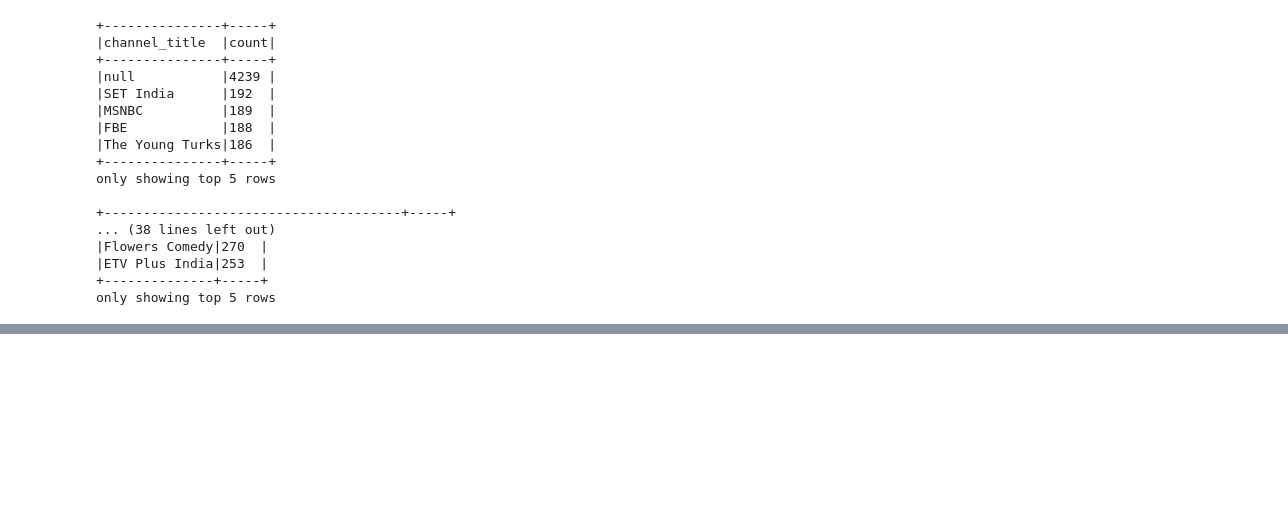
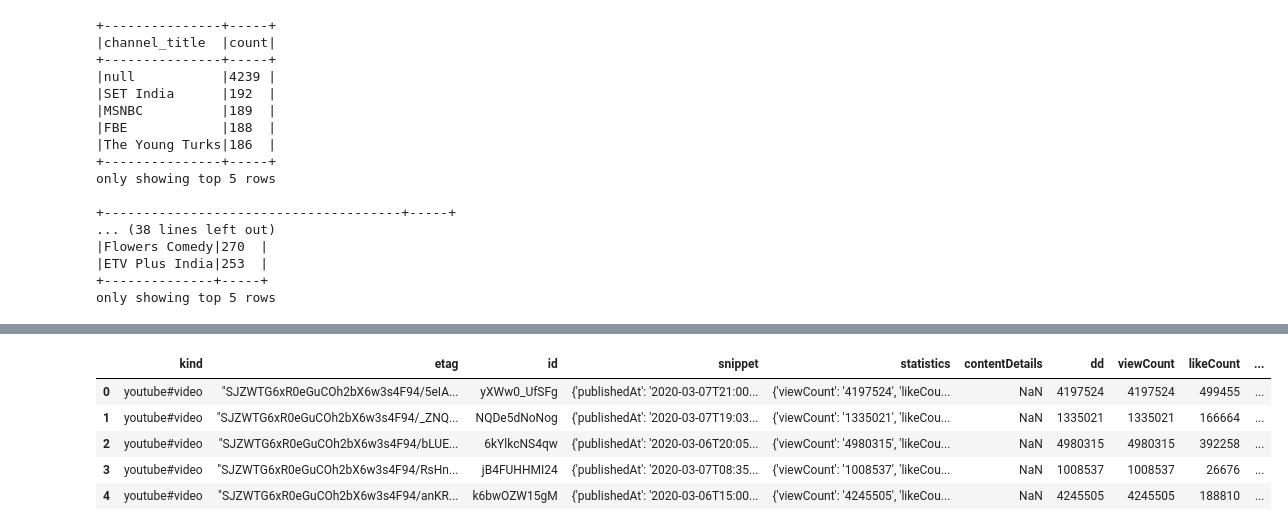
Before and after one commit to karansingla06/YouTube-Trending-Videos-Analysis, a Jupyter notebook: YouTubeDataAnalysis.ipynb, the cells around one changed output, grey strips where cells are left out. Drawn from its saved outputs; the diff is of its cells as text; code cells hidden in the pictures; blank space fills up the shorter version.

```diff
--- a/YouTubeDataAnalysis.ipynb
+++ b/YouTubeDataAnalysis.ipynb
@@ -165,7 +165,7 @@ import pandas as pd
 # %%
 import json
 import pandas as pd
-# data1 = json.load(open('./corona_USMar7.json'))
+data1 = json.load(open('./corona_USMar7.json'))
 data2 = json.load(open('./corona_USMar9.json'))
 data3 = json.load(open('./corona_USMar11.json'))
 data4 = json.load(open('./corona_USMar13.json'))
@@ -174,6 +174,7 @@ data6 = json.load(open('./corona_USMar20.json'))
 data7 = json.load(open('./corona_USMar23.json'))
 data8 = json.load(open('./corona_USMar25.json'))
 
-df = pd.DataFrame(data["items"])
+df = pd.DataFrame(data1["items"]+data2["items"]+data3["items"]+data4["items"]+data5["items"]+data6["items"]+data7["items"]+data8['items'])
+print(df.shape)
 df.head()
 # %% [output]
@@ -182,0 +188,16 @@ df.head()
+# %%
+df['viewCount']= df['statistics'].apply(lambda x : x.get('viewCount'))
+df['likeCount']= df['statistics'].apply(lambda x : x.get('likeCount'))
+df['dislikeCount']= df['statistics'].apply(lambda x : x.get('dislikeCount'))
+df['commentCount']= df['statistics'].apply(lambda x : x.get('commentCount'))
+
+df['title']= df['snippet'].apply(lambda x : x.get('title'))
+df['commentCount']= df['statistics'].apply(lambda x : x.get('commentCount'))
+df['commentCount']= df['statistics'].apply(lambda x : x.get('commentCount'))
+
+
+
+
+print(df.iloc[0][3])
+df.head()
+# %% [output]
@@ -182,0 +205,6 @@ df.head()
+|  | kind | etag | id | snippet | statistics | contentDetails | dd | viewCount | likeCount | ... |
+| 0 | youtube#video | "SJZWTG6xR0eGuCOh2bX6w3s4F94/5eIA... | yXWw0_UfSFg | {'publishedAt': '2020-03-07T21:00... | {'viewCount': '4197524', 'likeCou... | NaN | 4197524 | 4197524 | 499455 | ... |
+| 1 | youtube#video | "SJZWTG6xR0eGuCOh2bX6w3s4F94/_ZNQ... | NQDe5dNoNog | {'publishedAt': '2020-03-07T19:03... | {'viewCount': '1335021', 'likeCou... | NaN | 1335021 | 1335021 | 166664 | ... |
+| 2 | youtube#video | "SJZWTG6xR0eGuCOh2bX6w3s4F94/bLUE... | 6kYlkcNS4qw | {'publishedAt': '2020-03-06T20:05... | {'viewCount': '4980315', 'likeCou... | NaN | 4980315 | 4980315 | 392258 | ... |
+| 3 | youtube#video | "SJZWTG6xR0eGuCOh2bX6w3s4F94/RsHn... | jB4FUHHMI24 | {'publishedAt': '2020-03-07T08:35... | {'viewCount': '1008537', 'likeCou... | NaN | 1008537 | 1008537 | 26676 | ... |
+| 4 | youtube#video | "SJZWTG6xR0eGuCOh2bX6w3s4F94/anKR... | k6bwOZW15gM | {'publishedAt': '2020-03-06T15:00... | {'viewCount': '4245505', 'likeCou... | NaN | 4245505 | 4245505 | 188810 | ... |
```
Also changed, not shown: parts of 3 cells of this notebook, 2 other files.
